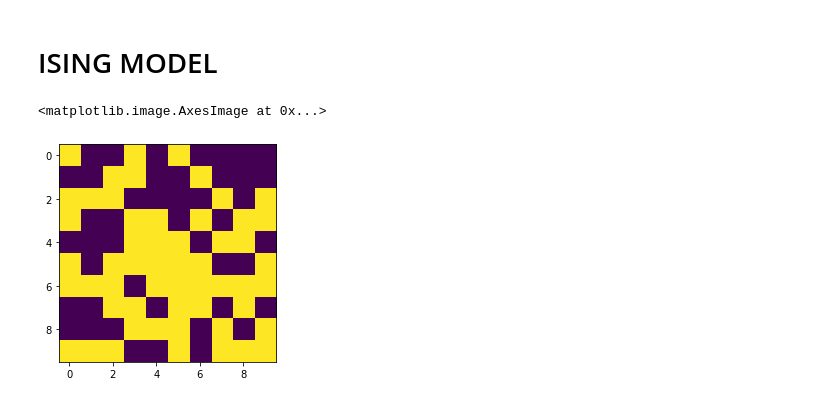
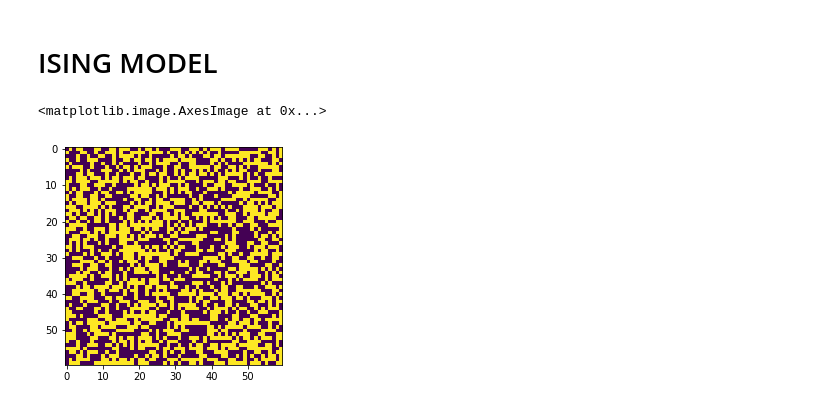
Before and after one commit to alifele/Montecarlo-and-Molecular-dynamics, a Jupyter notebook: Python/Metropolis and Ising/Metropolis.ipynb, the cells around one changed output. Cells and saved outputs as stored; diff of their text form; code cells hidden in the pictures.

```diff
--- a/Python/Metropolis and Ising/Metropolis.ipynb
+++ b/Python/Metropolis and Ising/Metropolis.ipynb
@@ -139,12 +139,13 @@ plt.legend()
 def lattice_gen(L):
     lattice = np.random.random((L,L))
     lattice[lattice>0.5]=1
-    lattice[lattice<0.5]=0
+    lattice[lattice<0.5]=-1
     return lattice
 # %%
-L = 10
+L = 60
+J=3
 lattice = lattice_gen(L)
 plt.imshow(lattice)
 # %% [output]
 <matplotlib.image.AxesImage at 0x...>
-[figure, old version]
+[figure, new version]
```
Also changed, not shown: parts of 18 cells of this notebook.
